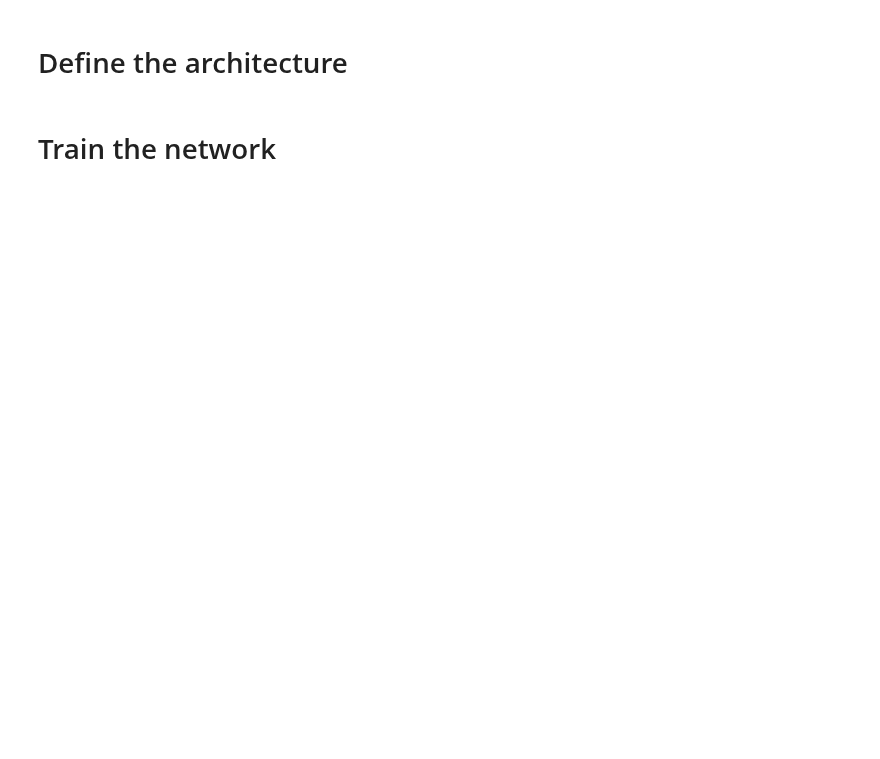
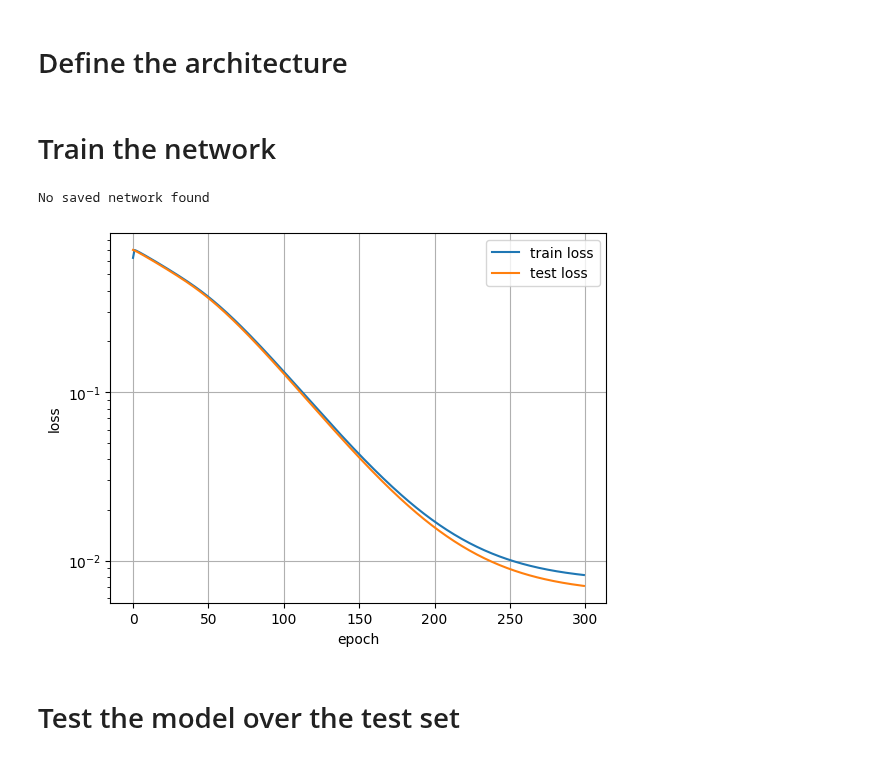
Before and after one commit to Fra-Sala/gnn_time, a Jupyter notebook: latent_net/latent.ipynb, the cells around one changed output. Drawn from its saved outputs; the diff is of its cells as text; code cells hidden in the pictures; blank space fills up the shorter version.

```diff
--- a/latent_net/latent.ipynb
+++ b/latent_net/latent.ipynb
@@ -51,10 +61,10 @@ Variable:  U
 # %%
 train_rate = 50 # percentage of data used for training
 dim_latent = 10
-epochs = 1000
+epochs = 300
 step_integration = 1e-1   # time step forward euler
-pos_per_batch = 20
-num_batches = 20
+pos_per_batch =  15681
+num_batches = 1
 # scaling_type = 2
 # scaler_number = 3
 final_time_simulation = 2.0 # do not change even if you consider less snapshots (shorter simulations)
@@ -178,6 +181,23 @@ scheduler = torch.optim.lr_scheduler.MultiStepLR(optimizer, milestones=HyperPara
 # %% [markdown]
 # Train the network
 # %%
-train_history, test_history = train.train_dyn_rec_nets(dyn_model, rec_model, optimizer, scheduler,\
+try:
+    dyn_model.load_state_dict(torch.load(HyperParams.net_dir + HyperParams.net_name + '_dyn.pt'))
+    rec_model.load_state_dict(torch.load(HyperParams.net_dir + HyperParams.net_name + '_rec.pt'))
+    print('Loading saved network')
+except:
+    print('No saved network found')
+    train_history, test_history = train.train_dyn_rec_nets(dyn_model, rec_model, optimizer, scheduler,\
                           device, params_train, params_test, time_tensor, train_loader, test_loader, position_dataset,\
                               train_snapshots, test_snapshots, HyperParams)
+    plt.figure()
+    plt.semilogy(train_history['loss'], label='train loss')
+    plt.semilogy(test_history['loss'], label='test loss')
+    plt.legend()
+    plt.grid()
+    plt.xlabel('epoch')
+    plt.ylabel('loss')
+    plt.savefig(HyperParams.net_dir+'loss_train_test.png', bbox_inches='tight', dpi=500)
+# %% [output]
+No saved network found
+[figure, added]
@@ -198,0 +204,2 @@ plt.show()
+# %% [markdown]
+# Test the model over the test set
```
Also changed, not shown: parts of 13 cells of this notebook, 9 other files.
